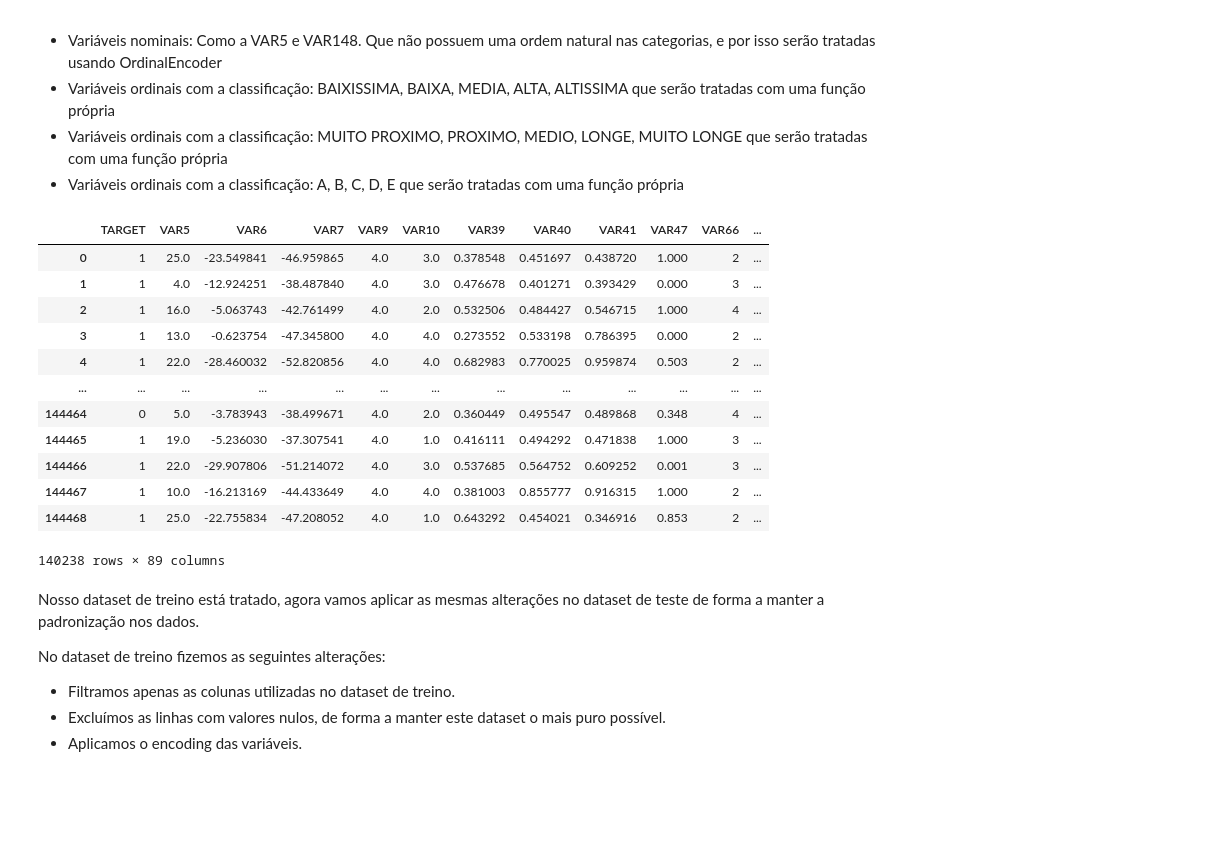
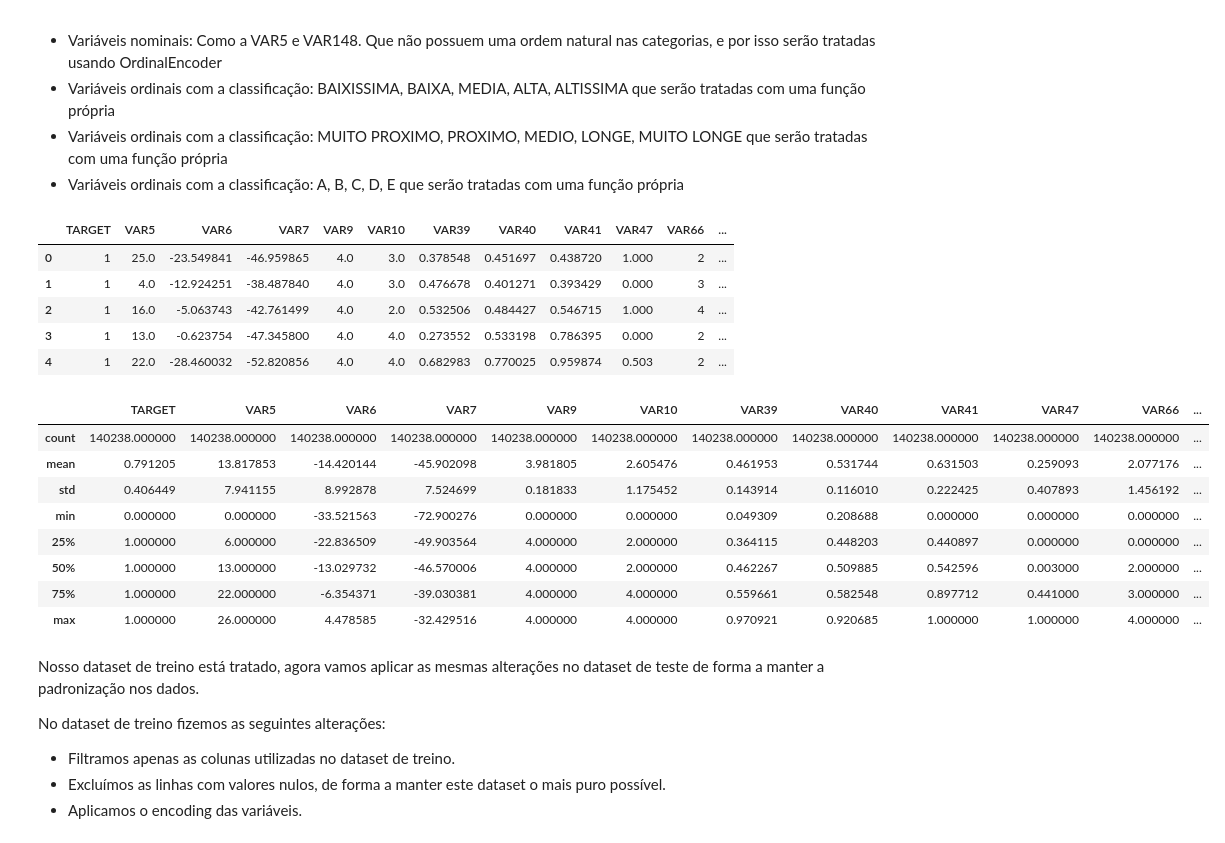
Before and after one commit to gasp37/credit-project, a Jupyter notebook: src/credit-project.ipynb, the cells around one changed output. Drawn from its saved outputs; the diff is of its cells as text; code cells hidden in the pictures; blank space fills up the shorter version.

```diff
--- a/src/credit-project.ipynb
+++ b/src/credit-project.ipynb
@@ -237,22 +249,27 @@ def encode_data(dataset:pd.DataFrame, features:list):
 encoder, train_treated[nominal_features] = encode_data(train_treated, nominal_features)
 
 train_treated[["VAR5", "VAR9", "VAR10", "VAR142"]] = impute_missing_values(train_treated[["VAR5", "VAR9", "VAR10", "VAR142"]])
+# %%
+train_treated.head(5)
+# %% [output]
+|  | TARGET | VAR5 | VAR6 | VAR7 | VAR9 | VAR10 | VAR39 | VAR40 | VAR41 | VAR47 | VAR66 | ... |
+| 0 | 1 | 25.0 | -23.549841 | -46.959865 | 4.0 | 3.0 | 0.378548 | 0.451697 | 0.438720 | 1.000 | 2 | ... |
+| 1 | 1 | 4.0 | -12.924251 | -38.487840 | 4.0 | 3.0 | 0.476678 | 0.401271 | 0.393429 | 0.000 | 3 | ... |
+| 2 | 1 | 16.0 | -5.063743 | -42.761499 | 4.0 | 2.0 | 0.532506 | 0.484427 | 0.546715 | 1.000 | 4 | ... |
+| 3 | 1 | 13.0 | -0.623754 | -47.345800 | 4.0 | 4.0 | 0.273552 | 0.533198 | 0.786395 | 0.000 | 2 | ... |
+| 4 | 1 | 22.0 | -28.460032 | -52.820856 | 4.0 | 4.0 | 0.682983 | 0.770025 | 0.959874 | 0.503 | 2 | ... |
 # %%
-train_treated
+train_treated.describe()
 # %% [output]
 |  | TARGET | VAR5 | VAR6 | VAR7 | VAR9 | VAR10 | VAR39 | VAR40 | VAR41 | VAR47 | VAR66 | ... |
-| 0 | 1 | 25.0 | -23.549841 | -46.959865 | 4.0 | 3.0 | 0.378548 | 0.451697 | 0.438720 | 1.000 | 2 | ... |
-| 1 | 1 | 4.0 | -12.924251 | -38.487840 | 4.0 | 3.0 | 0.476678 | 0.401271 | 0.393429 | 0.000 | 3 | ... |
-| 2 | 1 | 16.0 | -5.063743 | -42.761499 | 4.0 | 2.0 | 0.532506 | 0.484427 | 0.546715 | 1.000 | 4 | ... |
-| 3 | 1 | 13.0 | -0.623754 | -47.345800 | 4.0 | 4.0 | 0.273552 | 0.533198 | 0.786395 | 0.000 | 2 | ... |
-| 4 | 1 | 22.0 | -28.460032 | -52.820856 | 4.0 | 4.0 | 0.682983 | 0.770025 | 0.959874 | 0.503 | 2 | ... |
-| ... | ... | ... | ... | ... | ... | ... | ... | ... | ... | ... | ... | ... |
-| 144464 | 0 | 5.0 | -3.783943 | -38.499671 | 4.0 | 2.0 | 0.360449 | 0.495547 | 0.489868 | 0.348 | 4 | ... |
-| 144465 | 1 | 19.0 | -5.236030 | -37.307541 | 4.0 | 1.0 | 0.416111 | 0.494292 | 0.471838 | 1.000 | 3 | ... |
-| 144466 | 1 | 22.0 | -29.907806 | -51.214072 | 4.0 | 3.0 | 0.537685 | 0.564752 | 0.609252 | 0.001 | 3 | ... |
-| 144467 | 1 | 10.0 | -16.213169 | -44.433649 | 4.0 | 4.0 | 0.381003 | 0.855777 | 0.916315 | 1.000 | 2 | ... |
-| 144468 | 1 | 25.0 | -22.755834 | -47.208052 | 4.0 | 1.0 | 0.643292 | 0.454021 | 0.346916 | 0.853 | 2 | ... |
+| count | 140238.000000 | 140238.000000 | 140238.000000 | 140238.000000 | 140238.000000 | 140238.000000 | 140238.000000 | 140238.000000 | 140238.000000 | 140238.000000 | 140238.000000 | ... |
+| mean | 0.791205 | 13.817853 | -14.420144 | -45.902098 | 3.981805 | 2.605476 | 0.461953 | 0.531744 | 0.631503 | 0.259093 | 2.077176 | ... |
+| std | 0.406449 | 7.941155 | 8.992878 | 7.524699 | 0.181833 | 1.175452 | 0.143914 | 0.116010 | 0.222425 | 0.407893 | 1.456192 | ... |
+| min | 0.000000 | 0.000000 | -33.521563 | -72.900276 | 0.000000 | 0.000000 | 0.049309 | 0.208688 | 0.000000 | 0.000000 | 0.000000 | ... |
+| 25% | 1.000000 | 6.000000 | -22.836509 | -49.903564 | 4.000000 | 2.000000 | 0.364115 | 0.448203 | 0.440897 | 0.000000 | 0.000000 | ... |
+| 50% | 1.000000 | 13.000000 | -13.029732 | -46.570006 | 4.000000 | 2.000000 | 0.462267 | 0.509885 | 0.542596 | 0.003000 | 2.000000 | ... |
+| 75% | 1.000000 | 22.000000 | -6.354371 | -39.030381 | 4.000000 | 4.000000 | 0.559661 | 0.582548 | 0.897712 | 0.441000 | 3.000000 | ... |
+| max | 1.000000 | 26.000000 | 4.478585 | -32.429516 | 4.000000 | 4.000000 | 0.970921 | 0.920685 | 1.000000 | 1.000000 | 4.000000 | ... |
-140238 rows × 89 columns
 # %% [markdown]
 Nosso dataset de treino está tratado, agora vamos aplicar as mesmas alterações no dataset de teste de forma a manter a padronização nos dados.
 
```
Also changed, not shown: parts of 5 cells of this notebook, 1 other file.
